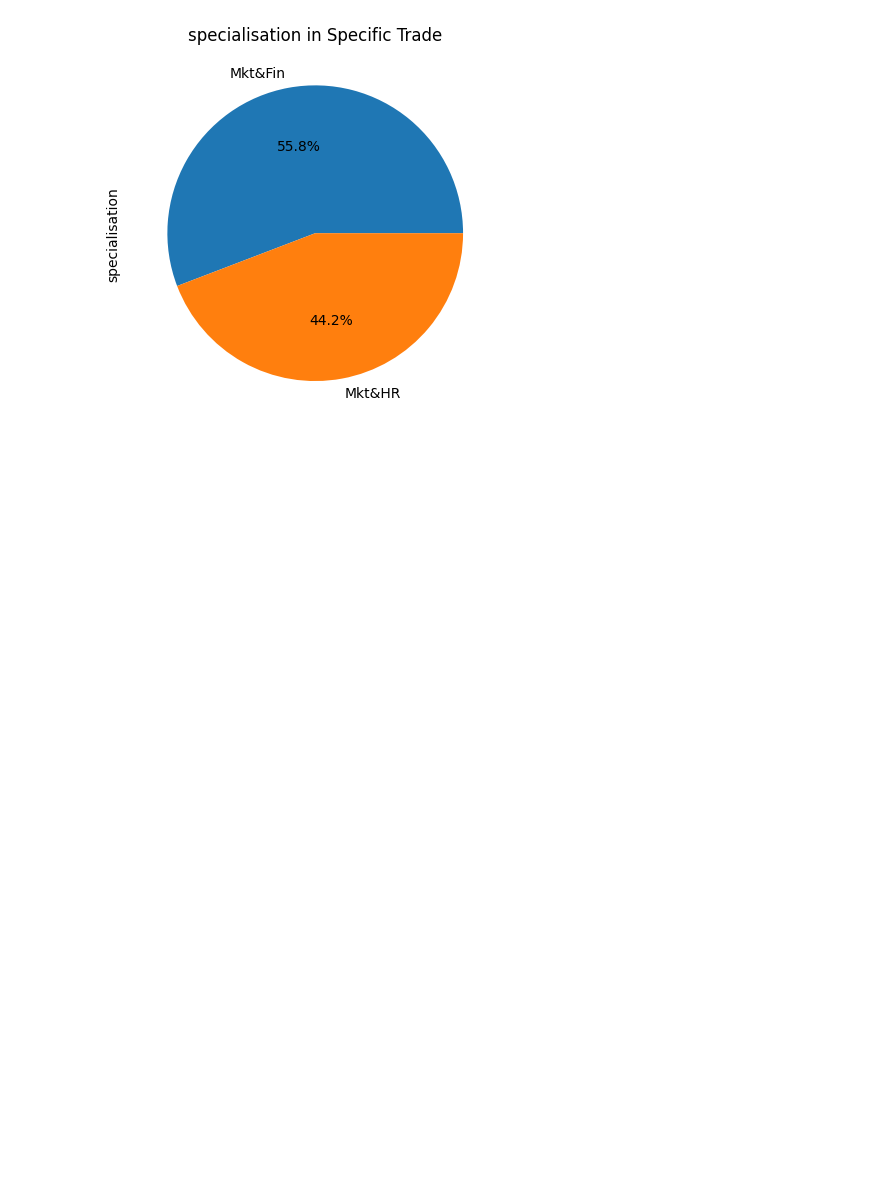
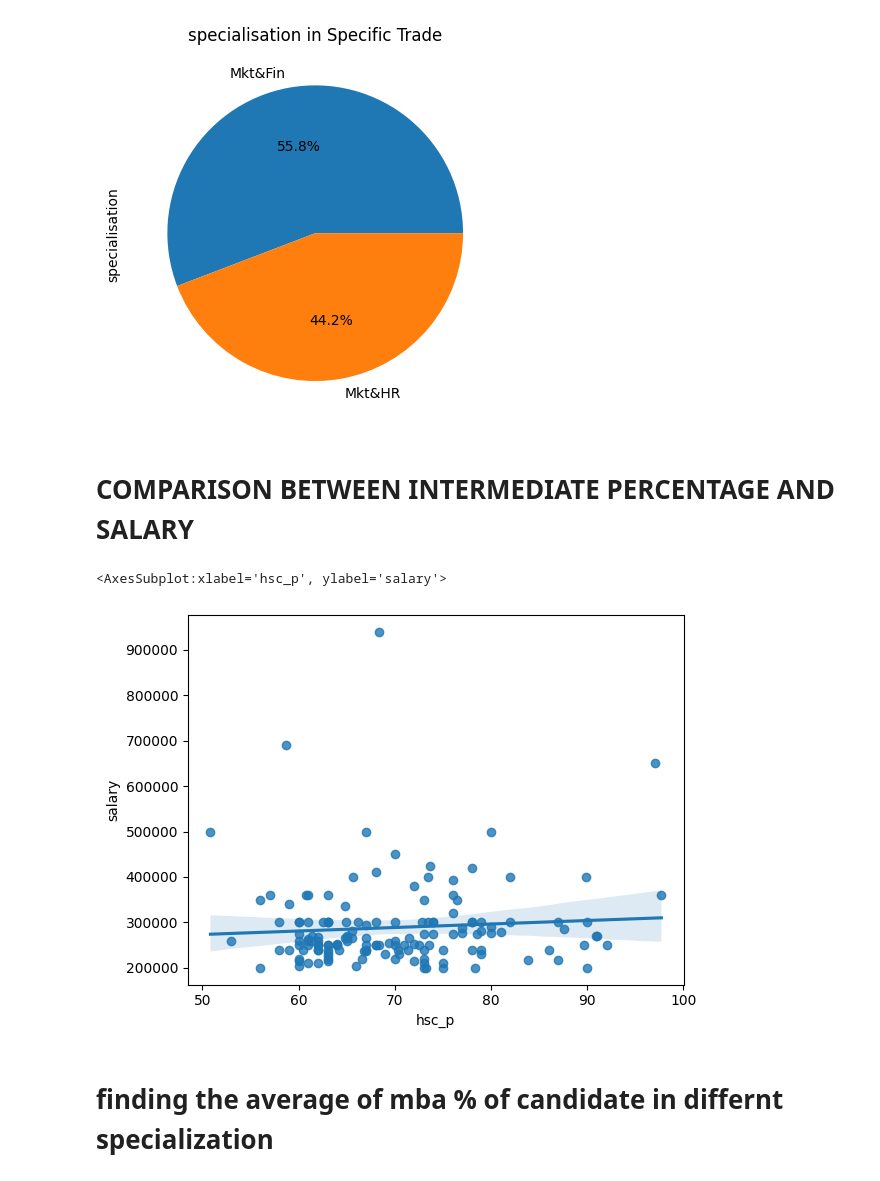
Before and after one commit to AnukulSri/Data-Analysis, a Jupyter notebook: Placement_analysis/analysis.ipynb, the cells around one changed output. Drawn from its saved outputs; the diff is of its cells as text; code cells hidden in the pictures; blank space fills up the shorter version.

```diff
--- a/Placement_analysis/analysis.ipynb
+++ b/Placement_analysis/analysis.ipynb
@@ -144,3 +145,12 @@ df.groupby('specialisation')['specialisation'].count().plot(title='specialisatio
 # %% [output]
 <AxesSubplot:title={'center':'specialisation in Specific Trade'}, ylabel='specialisation'>
 [figure]
+# %% [markdown]
+# COMPARISON BETWEEN INTERMEDIATE PERCENTAGE AND SALARY
+# %%
+sns.regplot(x='hsc_p',y='salary', data=df)
+# %% [output]
+<AxesSubplot:xlabel='hsc_p', ylabel='salary'>
+[figure, added]
+# %% [markdown]
+# finding the average of mba % of candidate in differnt specialization
```
Also changed, not shown: parts of 10 cells of this notebook.
